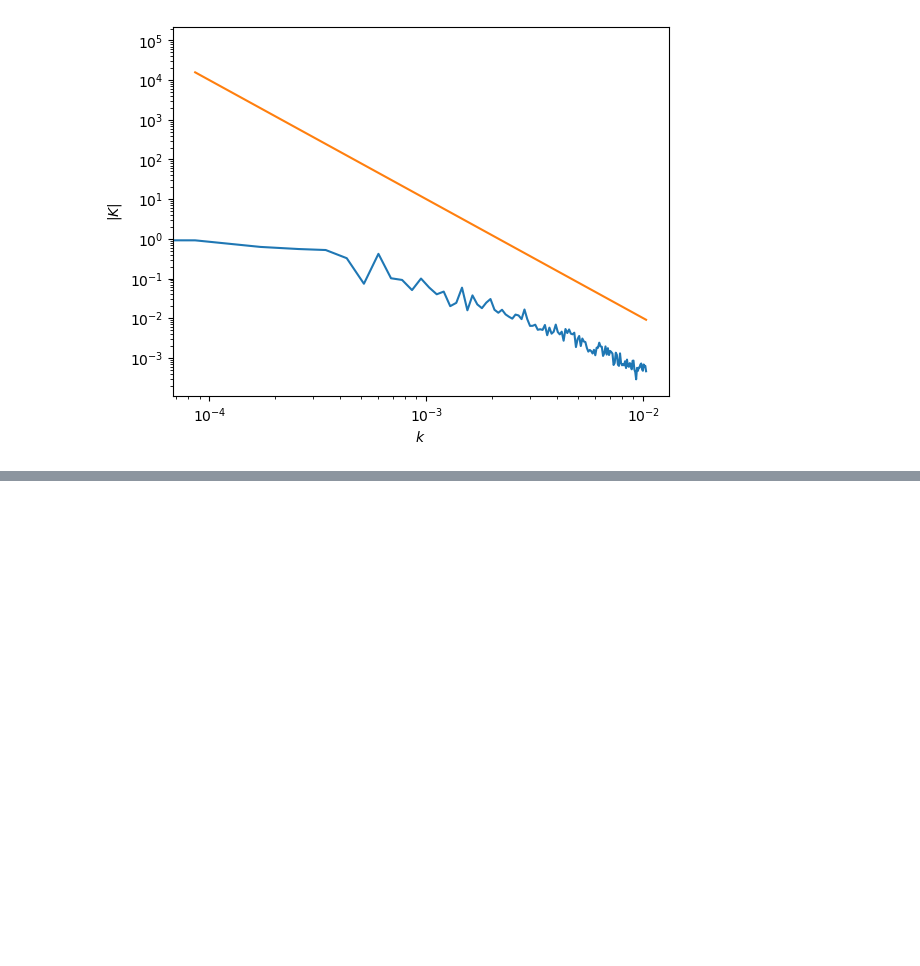
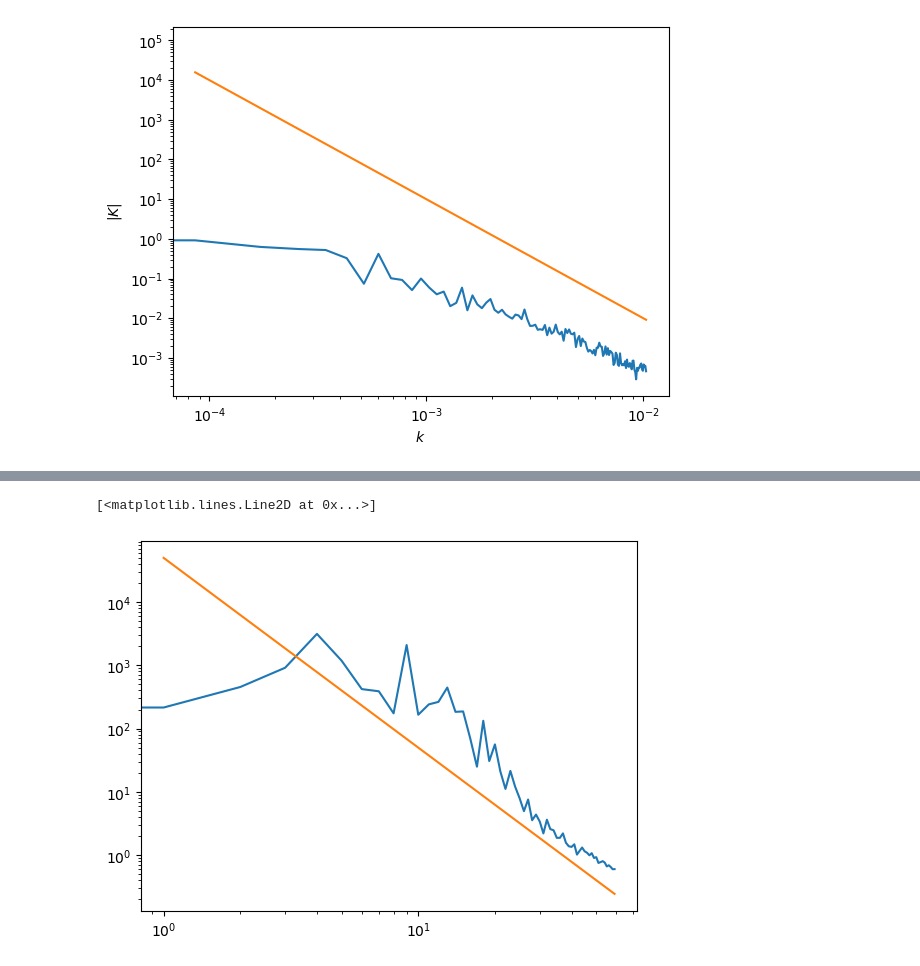
Before and after one commit to davelee2804/scores, a Jupyter notebook: docs/tutorials/Power_Spectra.ipynb, the cells around one changed output, grey strips where cells are left out. Cells and saved outputs as stored; diff of their text form; code cells hidden in the pictures; blank space fills up the shorter version.

```diff
--- a/docs/tutorials/Power_Spectra.ipynb
+++ b/docs/tutorials/Power_Spectra.ipynb
@@ -92,0 +109,7 @@ plt.show()
+# %%
+freq = Khat.meridional_wavenumber.values
+plt.loglog(freq,Khat["frequency"])
+plt.plot(freq[1:],5.0e+4*np.power(freq[1:],-3.))
+# %% [output]
+[<matplotlib.lines.Line2D at 0x...>]
+[figure, added]
```
Also changed, not shown: parts of 7 cells of this notebook.
